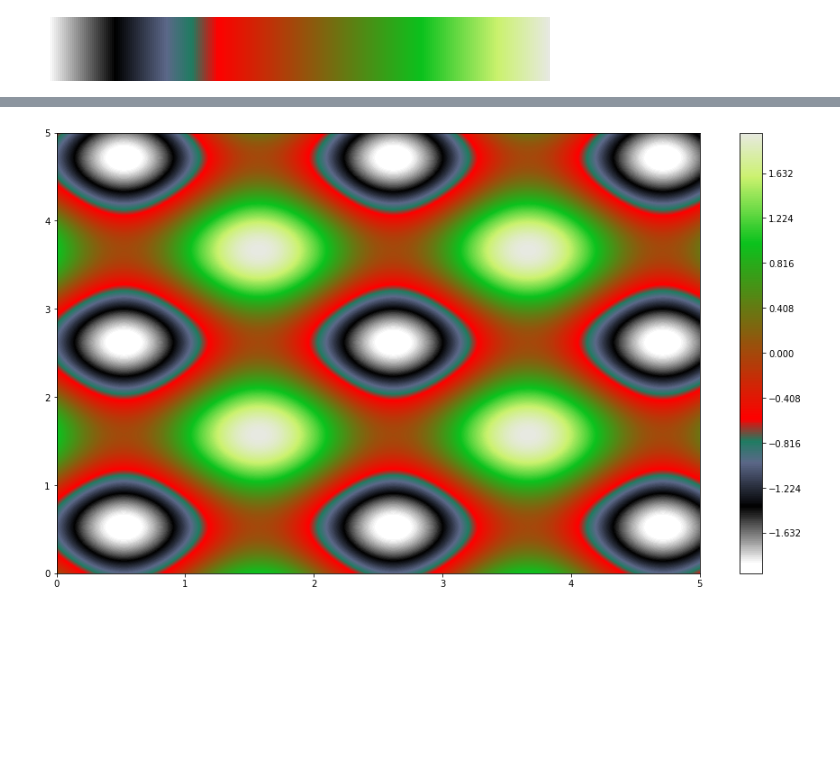
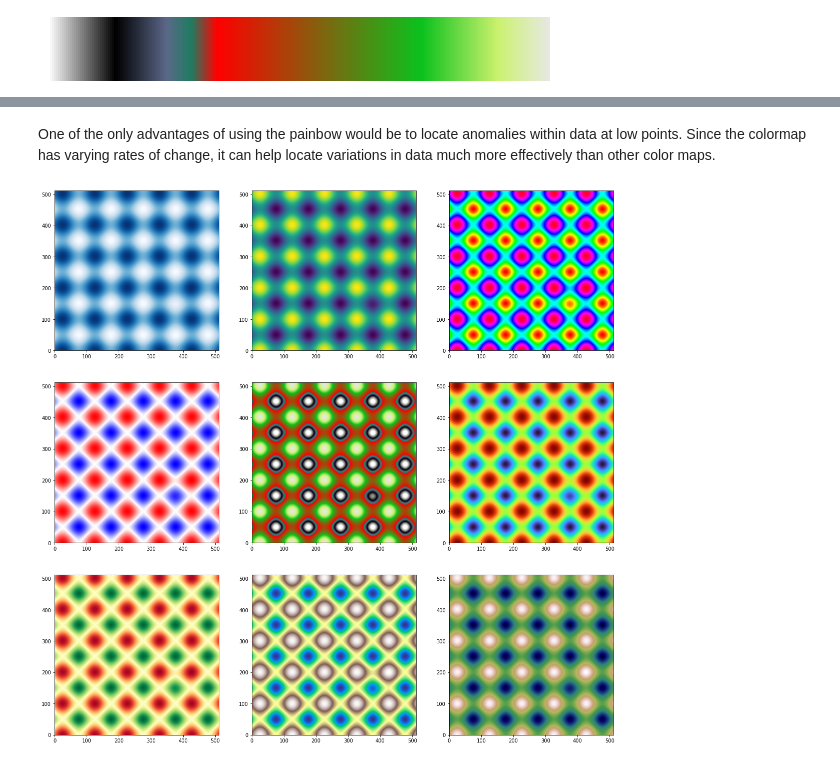
Before and after one commit to MichaelHotaling/blog, a Jupyter notebook: _notebooks/2022-02-03-Painbow.ipynb, the cells around one changed output, grey strips where cells are left out. Cells and saved outputs as stored; diff of their text form; code cells hidden in the pictures; blank space fills up the shorter version.

```diff
--- a/_notebooks/2022-02-03-Painbow.ipynb
+++ b/_notebooks/2022-02-03-Painbow.ipynb
@@ -51,15 +74,27 @@ painbow
+# %% [markdown]
+One of the only advantages of using the painbow would be to locate anomalies within data at low points. Since the colormap has varying rates of change, it can help locate variations in data much more effectively than other color maps.
 # %%
-def f(x, y):
-    return np.sin(x*3) + np.sin(y*3)
+from scipy.stats import norm
+def f(x,y):
+    z = - np.sin(x/16) - np.cos(y/16)
+    # Adding an anomaly
+    z = z - norm.pdf(x = np.sqrt((x-0.75*512)**2 + (y-0.33*512)**2)/512*20)
+    return z
 
-x = np.linspace(0, 5, 1000)
-y = np.linspace(0, 5, 1000)
-
+x = np.linspace(0, 512, 1000)
+y = np.linspace(0, 512, 1000)
 X, Y = np.meshgrid(x, y)
-Z = f(X, Y)
-
-plt.figure(figsize=(16,9))
-plt.contourf(X, Y, -Z, 500, cmap=painbow)
-plt.colorbar();
+Z = f(X,Y)
-# %% [output]
-[figure, removed]
+# %%
+fig, axs = plt.subplots(3,3, figsize=(20,20))
+axs[0,0].contourf(X, Y, -Z, 500, cmap = 'Blues')
+axs[0,1].contourf(X, Y, -Z, 500, cmap = 'viridis')
+axs[0,2].contourf(X, Y, -Z, 500, cmap = 'hsv')
+axs[1,0].contourf(X, Y, -Z, 500, cmap = 'bwr')
+axs[1,1].contourf(X, Y, -Z, 500, cmap = painbow)
+axs[1,2].contourf(X, Y, -Z, 500, cmap = 'turbo')
+axs[2,0].contourf(X, Y, -Z, 500, cmap = 'RdYlGn_r')
+axs[2,1].contourf(X, Y, -Z, 500, cmap = 'terrain')
+axs[2,2].contourf(X, Y, -Z, 500, cmap = 'gist_earth');
+# %% [output]
+[figure, added]
```
Also changed, not shown: parts of 6 cells of this notebook, 1 other file.
